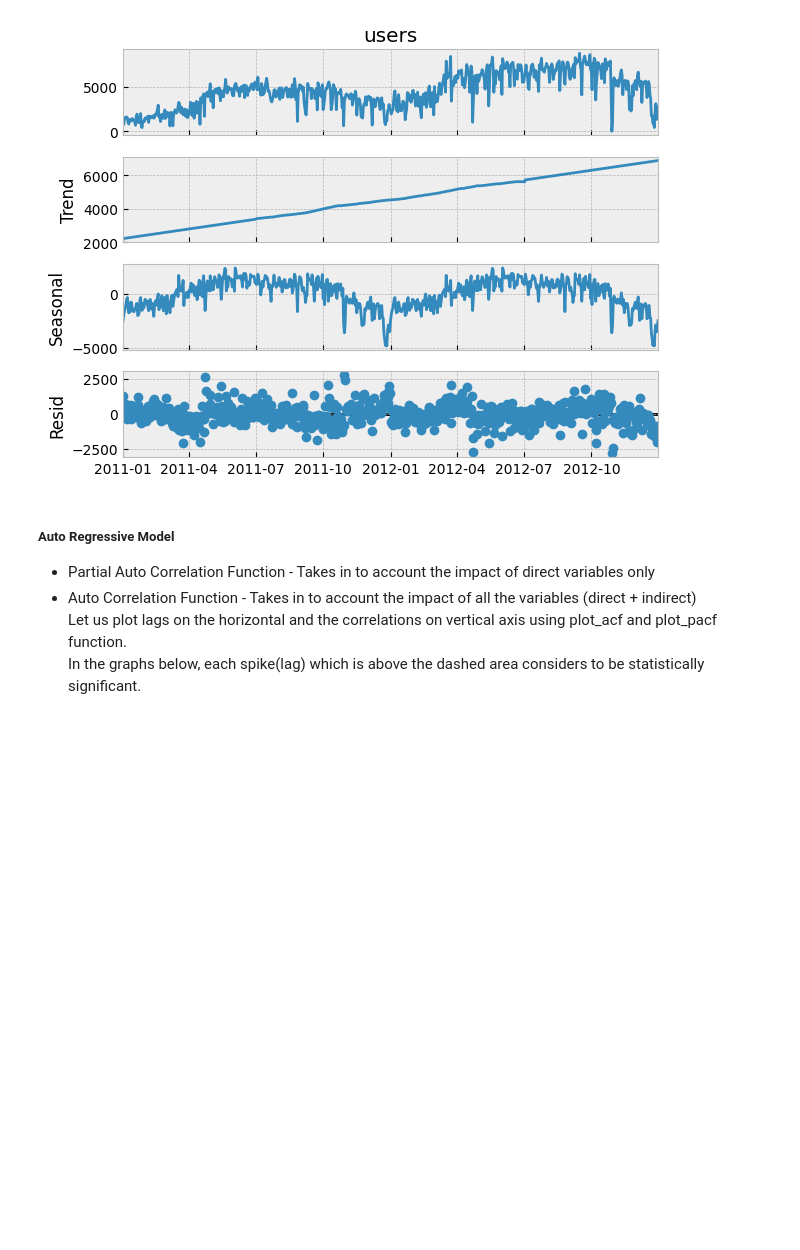
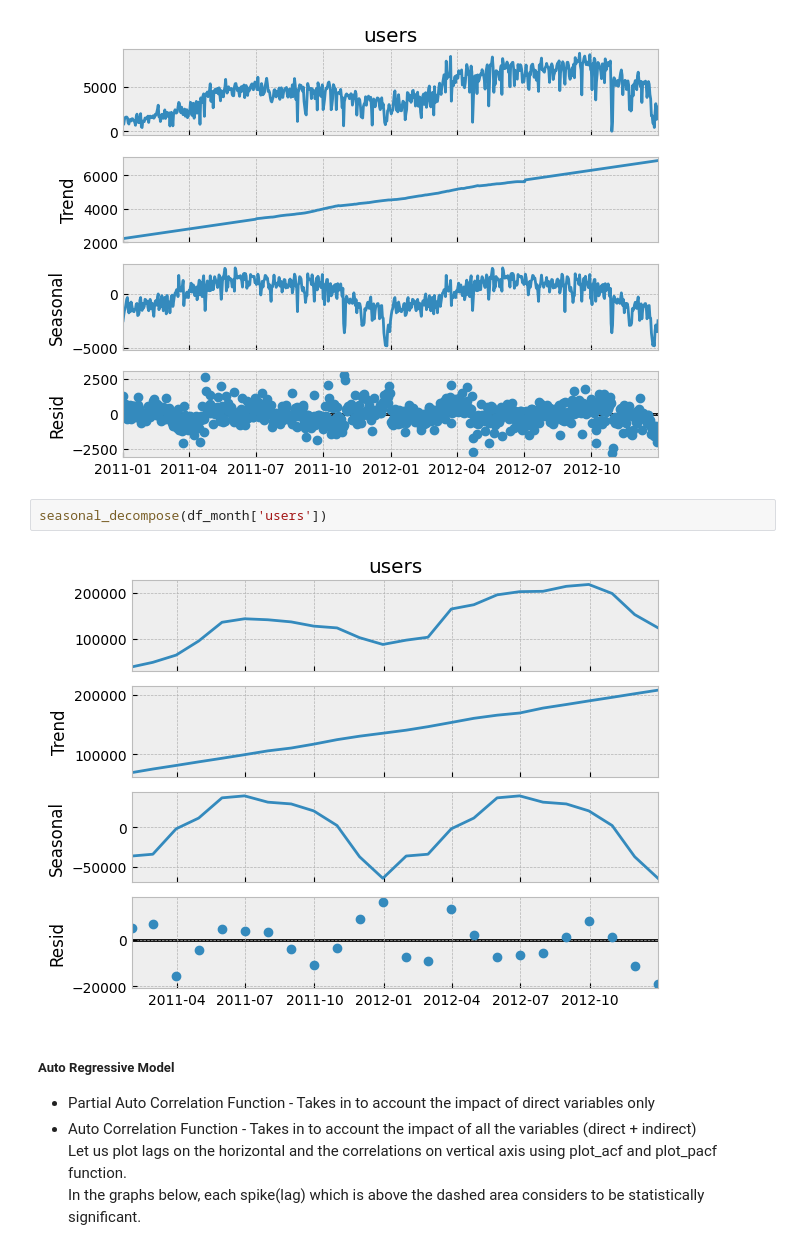
Before and after one commit to yunandzoey/time_series_data, a Jupyter notebook: Bikesharing.ipynb, the cells around one changed output. Cells and saved outputs as stored; diff of their text form; blank space fills up the shorter version.

```diff
--- a/Bikesharing.ipynb
+++ b/Bikesharing.ipynb
@@ -355,6 +373,10 @@ def seasonal_decompose (Y):
 seasonal_decompose(data_arima['users'])
 # %% [output]
 [figure]
+# %%
+seasonal_decompose(df_month['users'])
+# %% [output]
+[figure, added]
 # %% [markdown]
 ##### Auto Regressive Model
 - Partial Auto Correlation Function - Takes in to account the impact of direct variables only
```
Also changed, not shown: parts of 27 cells of this notebook, 1 other file.
